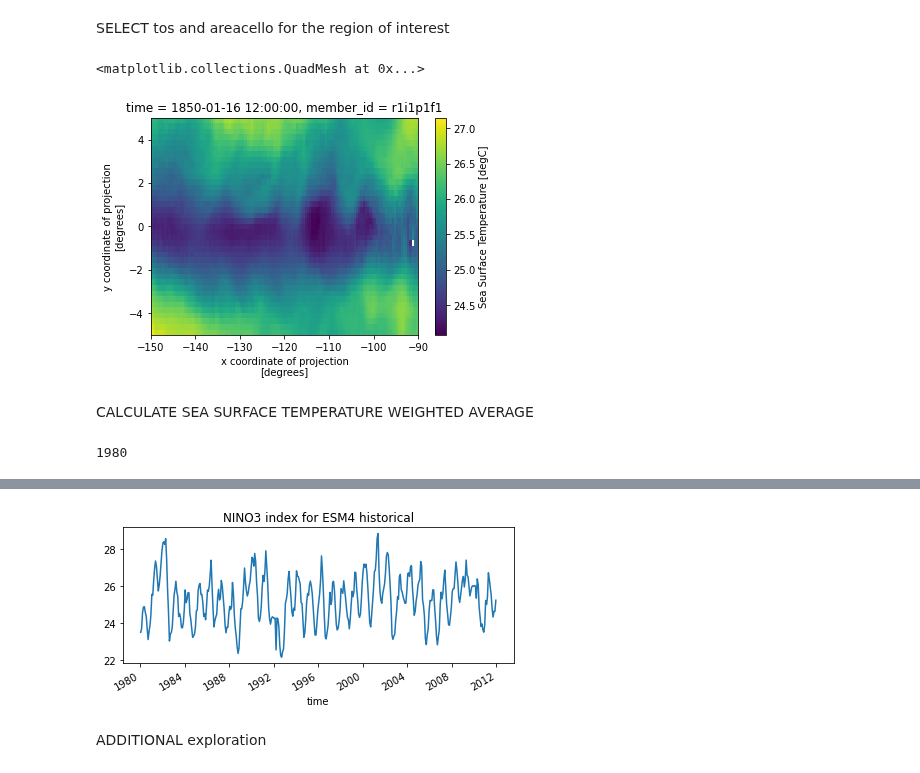
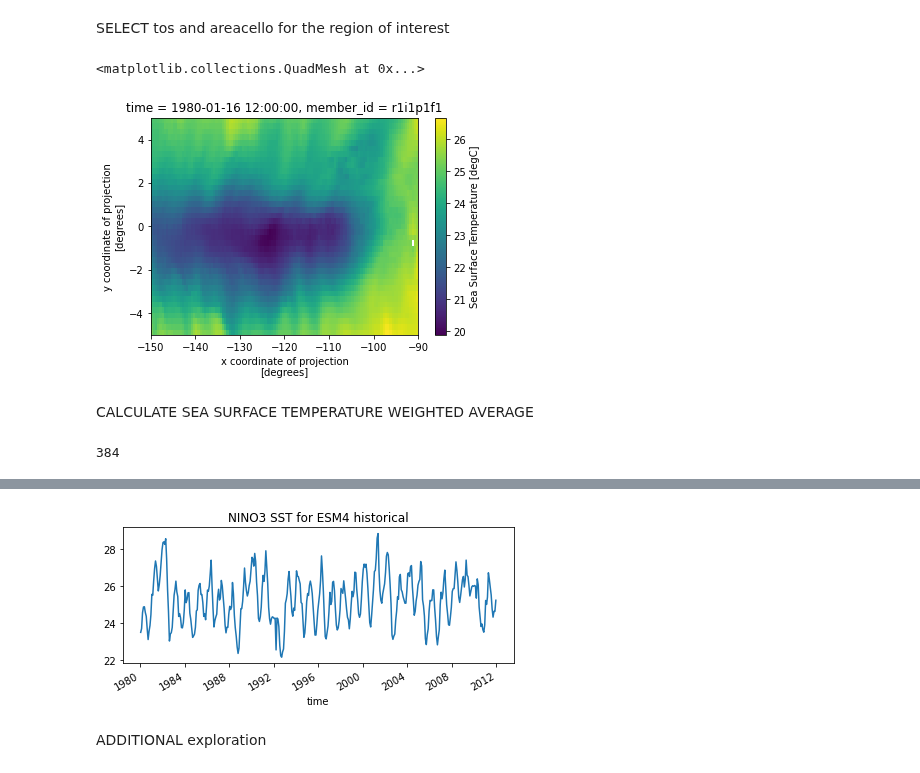
Before and after one commit to aradhakrishnanGFDL/gfdl-aws-analysis, a Jupyter notebook: examples/nino3_calc_demo.ipynb, the cells around one changed output, grey strips where cells are left out. Cells and saved outputs as stored; diff of their text form; code cells hidden in the pictures.

Commit message:
updated years

```diff
--- a/examples/nino3_calc_demo.ipynb
+++ b/examples/nino3_calc_demo.ipynb
@@ -91,7 +101,12 @@ dset_dict_Ofx = cat_Ofx_lat.to_dataset_dict(storage_options=dict(anon=True),cdf_
+# %%
+start="1980"
+end="2011"
 # %%
 ds = dset_dict_Omon["CMIP6.NOAA-GFDL.GFDL-ESM4.historical.Omon"] #xarray dataset object to access Omon tos dataset
 # %%
 ds2 = dset_dict_Ofx["CMIP6.NOAA-GFDL.GFDL-ESM4.historical.Ofx"] #xarray dataset object to access Ofx areacello dataset used to calculate the weighted average
+# %%
+tos = ds.tos.sel(time=slice(start, end))
 # %% [markdown]
 NINO3 INDEX CALCULATION
 
@@ -101,14 +116,14 @@ REGION
 # %% [markdown]
 SELECT tos and areacello for the region of interest
 # %%
-tos = ds.tos.where((ds.tos.y<5) & (ds.tos.y>-5) & (ds.tos.x>-150) & (ds.tos.x<-90), drop=True)
+tos = tos.where((tos.y<5) & (tos.y>-5) & (tos.x>-150) & (tos.x<-90), drop=True)
 # %%
 tos.isel(time=0).plot()
 # %% [output]
 <matplotlib.collections.QuadMesh at 0x...>
-[figure, old version]
+[figure, new version]
 # %%
-areacello_nino34 = ds2.areacello.where((ds2.areacello.y<5) & (ds2.areacello.y>-5) & (ds2.areacello.x>-150) & (ds2.areacello.x<-90), drop=True)
+areacello_nino3 = ds2.areacello.where((ds2.areacello.y<5) & (ds2.areacello.y>-5) & (ds2.areacello.x>-150) & (ds2.areacello.x<-90), drop=True)
 # %% [markdown]
 CALCULATE SEA SURFACE TEMPERATURE WEIGHTED AVERAGE
 # %%
@@ -117,7 +132,3 @@ tos_mean_nino3 = (tos * areacello_nino34).sum(dim=('x', 'y')) / total_areacello
 #nino3_index.plot()
 # %%
 tos_mean_nino3.compute()
-# %%
-tos_mean_nino3.size #1980 values, 1 value per month , 12 per year for 165 years
-# %% [output]
-1980
@@ -126,9 +135,15 @@ tos_mean_nino3.isel(time=0).compute()
+# %%
+tos_mean_nino3.size # 32 * 12 = 384
+# %% [output]
+384
 # %%
 datetimeindex = tos_mean_nino3.indexes['time'].to_datetimeindex()
 tos_mean_nino3['time'] = datetimeindex
 # %%
-tos_mean_nino3.sel(time=slice('1980','2011')).plot(aspect=2, size=3)
-plt.title("NINO3 index for ESM4 historical")
+%%time
+
+tos_mean_nino3.plot(aspect=2, size=3)
+plt.title("NINO3 SST for ESM4 historical")
 plt.tight_layout()
 plt.draw()
 # %% [output]
@@ -135,4 +152,4 @@ plt.draw()
-[figure, old version]
+[figure, new version]
 # %% [markdown]
 ADDITIONAL exploration
 # %% [markdown]
```
Also changed, not shown: parts of 10 cells of this notebook.
